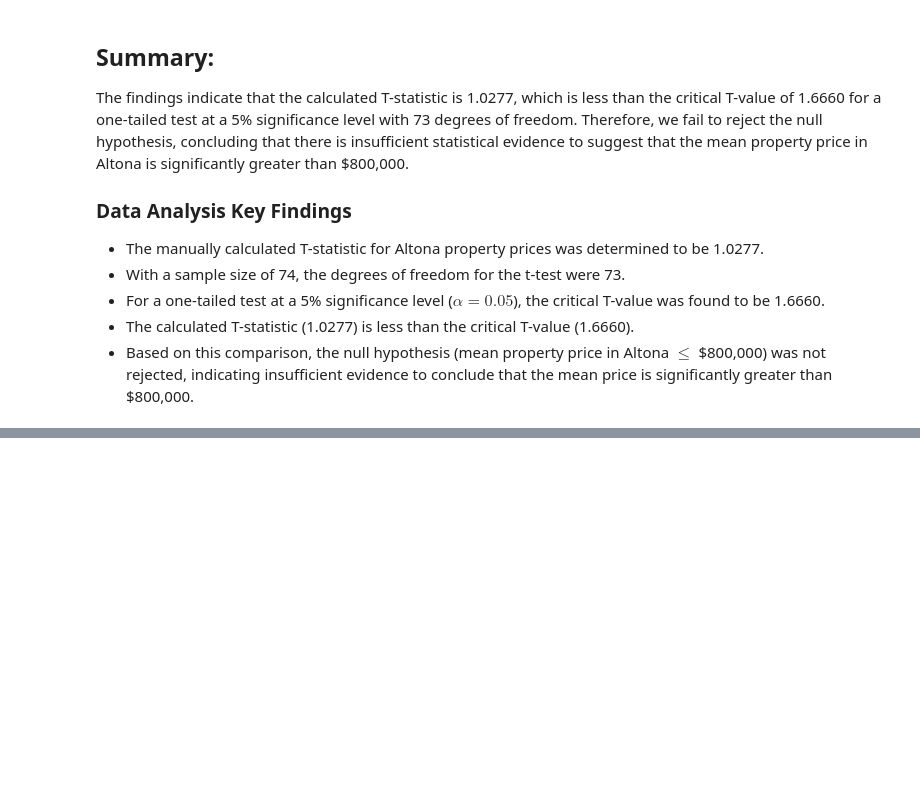
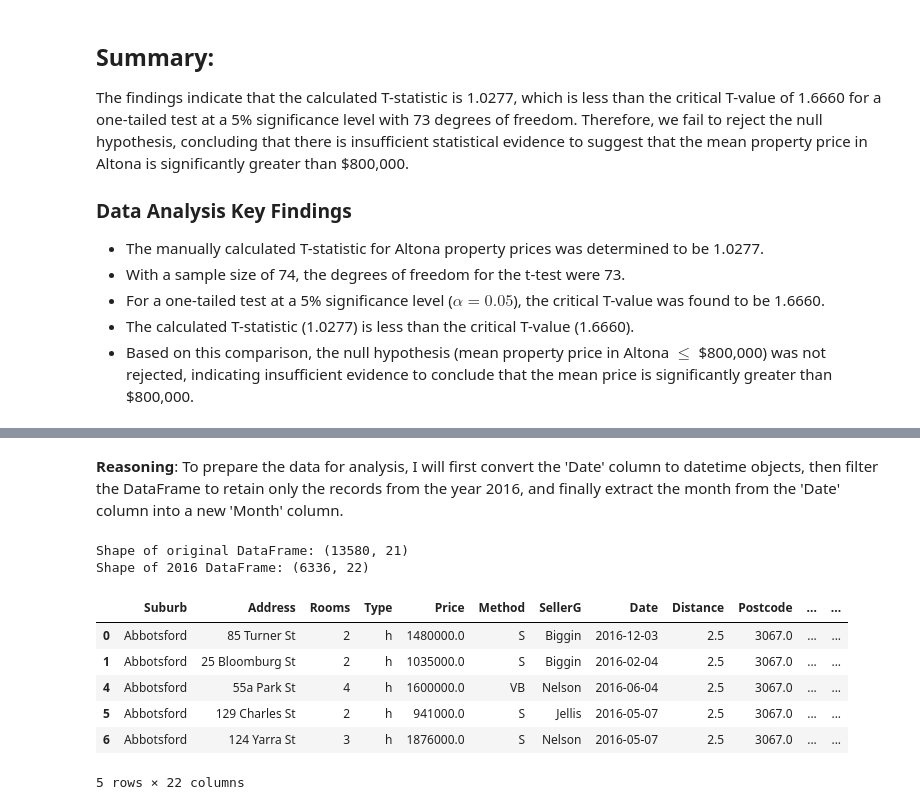
Before and after one commit to pamalsingh/Statistics-for-Decision-Making-, a Jupyter notebook: Pamal_Singh_CPDA_B1_.ipynb, the cells around one changed output, grey strips where cells are left out. Cells and saved outputs as stored; diff of their text form; code cells hidden in the pictures; blank space fills up the shorter version.

```diff
--- a/Pamal_Singh_CPDA_B1_.ipynb
+++ b/Pamal_Singh_CPDA_B1_.ipynb
@@ -127,0 +142,21 @@ The findings indicate that the calculated T-statistic is 1.0277, which is less t
+# %% [markdown]
+**Reasoning**:
+To prepare the data for analysis, I will first convert the 'Date' column to datetime objects, then filter the DataFrame to retain only the records from the year 2016, and finally extract the month from the 'Date' column into a new 'Month' column.
+# %%
+df['Date'] = pd.to_datetime(df['Date'], format='%d/%m/%Y', errors='coerce')
+df_2016 = df[df['Date'].dt.year == 2016].copy()
+df_2016['Month'] = df_2016['Date'].dt.month
+
+print(f"Shape of original DataFrame: {df.shape}")
+print(f"Shape of 2016 DataFrame: {df_2016.shape}")
+df_2016.head()
+# %% [output]
+Shape of original DataFrame: (13580, 21)
+Shape of 2016 DataFrame: (6336, 22)
+|  | Suburb | Address | Rooms | Type | Price | Method | SellerG | Date | Distance | Postcode | ... | ... |
+| 0 | Abbotsford | 85 Turner St | 2 | h | 1480000.0 | S | Biggin | 2016-12-03 | 2.5 | 3067.0 | ... | ... |
+| 1 | Abbotsford | 25 Bloomburg St | 2 | h | 1035000.0 | S | Biggin | 2016-02-04 | 2.5 | 3067.0 | ... | ... |
+| 4 | Abbotsford | 55a Park St | 4 | h | 1600000.0 | VB | Nelson | 2016-06-04 | 2.5 | 3067.0 | ... | ... |
+| 5 | Abbotsford | 129 Charles St | 2 | h | 941000.0 | S | Jellis | 2016-05-07 | 2.5 | 3067.0 | ... | ... |
+| 6 | Abbotsford | 124 Yarra St | 3 | h | 1876000.0 | S | Nelson | 2016-05-07 | 2.5 | 3067.0 | ... | ... |
+5 rows × 22 columns
```
Also changed, not shown: parts of 30 cells of this notebook.
